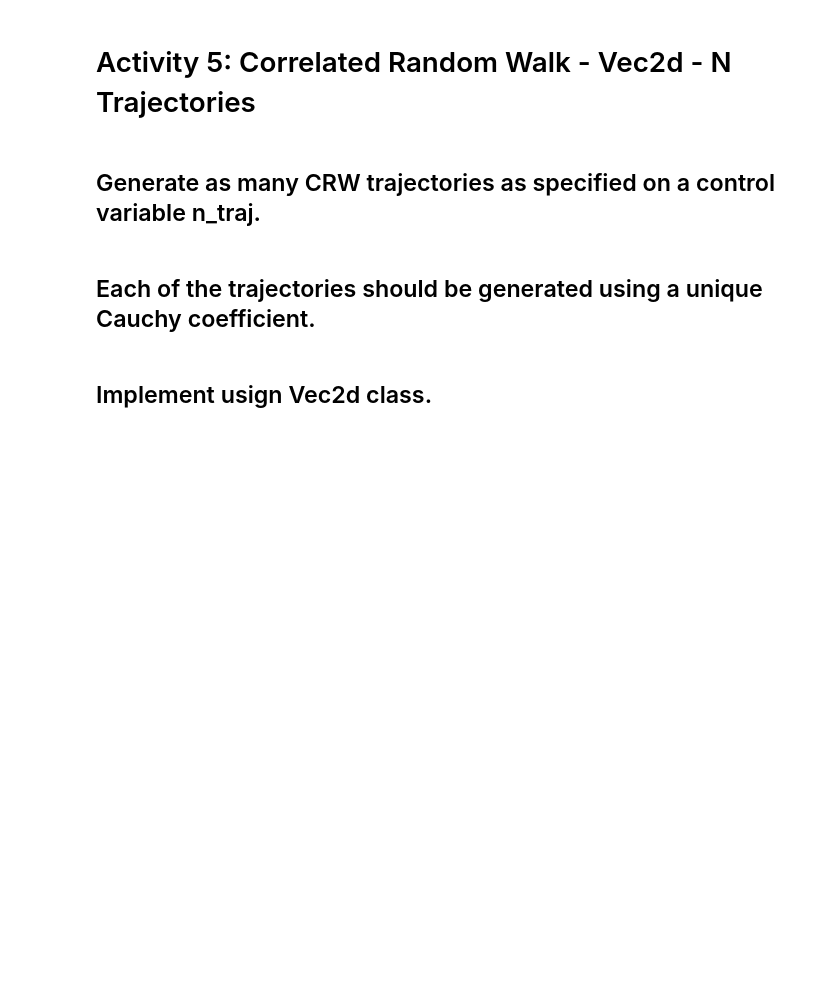
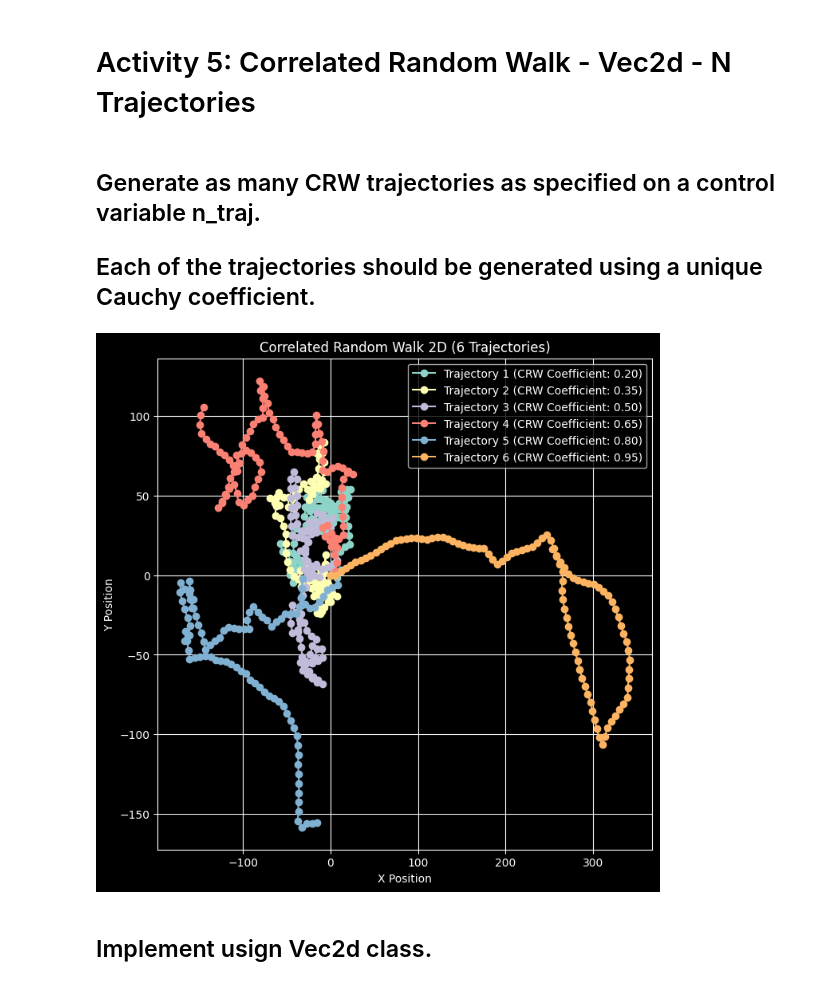
Before and after one commit to OmarGudi/Random_Walks_BrownianMotion, a Jupyter notebook: Random Walks_Correlated.ipynb, the cells around one changed output. Saved outputs shown, nothing was run; the diff lists cells and outputs as text; code cells hidden in the pictures; blank space fills up the shorter version.

Commit message:
First commit for the last activity, here with this commit the poins number 1 and 2 are covered.

```diff
--- a/Random Walks_Correlated.ipynb
+++ b/Random Walks_Correlated.ipynb
@@ -224,8 +224,60 @@ fig.show()
 # Activity 5: Correlated Random Walk - Vec2d - N Trajectories
 # %% [markdown]
 ## Generate as many CRW trajectories as specified on a control variable n_traj.
+## Each of the trajectories should be generated using a unique Cauchy coefficient.
-# %% [markdown]
-## Each of the trajectories should be generated using a unique Cauchy coefficient.
+# %%
+# Init parameters
+n_steps = 100
+s_pos = np.array([0, 0])
+speed = 6
+n_traj = 6  # Number of trajectory to be generated.
+CRW_coefficient = [0.2, 0.35, 0.5, 0.65, 0.8, 0.95] #This are the CRW vlaues to used for the figures.
+plt.style.use('dark_background')
+plt.figure(figsize=(8, 8))
+fig_wrapcauchy_pdf = go.Figure()
+for j in range(n_traj):
+    # Init velocity vector
+    velocity = np.array([speed, 0])
+    # Matrix for the Correlated Random Walk for a single trajectory
+    CRW_2d = np.ones((n_steps, 2)) * s_pos
+    for i in range(1, n_steps):
+        # Generate a random angle following a wrapped Cauchy distribution
+        turn_angle = wrapcauchy.rvs(CRW_coefficient[j])
+        # Rotate the velocity vector by the turn angle
+        rotation_matrix = np.array([[np.cos(turn_angle), -np.sin(turn_angle)],
+                                    [np.sin(turn_angle),  np.cos(turn_angle)]])
+        velocity = np.dot(rotation_matrix, velocity)
+        # Update to new position
+        CRW_2d[i] = CRW_2d[i-1] + velocity
+    # Plot the trajectory
+    plt.plot(CRW_2d[:, 0], CRW_2d[:, 1], '-o', label=f'Trajectory {j+1} (CRW Coefficient: {CRW_coefficient[j]:.2f})')
+    #Generate the PDF of the wrapped Cauchy for this trajectory
+    resolution = 200
+    aux_domain = np.linspace(0, 2 * np.pi, resolution)
+    wrapcauchy_pdf = np.array([wrapcauchy.pdf(i, CRW_coefficient[j]) for i in aux_domain])
+    # Add a graphyc to the figure.
+    fig_wrapcauchy_pdf.add_trace(go.Scatter(
+         x=aux_domain,
+         y=wrapcauchy_pdf,
+         marker=dict(size=2),
+         line=dict(width=2),
+         mode='lines',
+         name=f'Trajectory {j+1} (CRW Coefficient: {CRW_coefficient[j]:.2f})',
+         showlegend=True
+    ))
+plt.title(f'Correlated Random Walk 2D ({n_traj} Trajectories)')
+plt.xlabel('X Position')
+plt.ylabel('Y Position')
+plt.grid()
+plt.legend()
+plt.show()
+fig_wrapcauchy_pdf.update_layout(title='Wrapped Cauchy Probability Density Function for Multiple Trajectories',
+                                 xaxis_title='Angle (radians)',
+                                 yaxis_title='Probability Density',
+                                 template="plotly_dark")
+fig_wrapcauchy_pdf.show()
+# %% [output]
+[figure, added]
 # %% [markdown]
 ## Implement usign Vec2d class.
 # %% [markdown]
```
